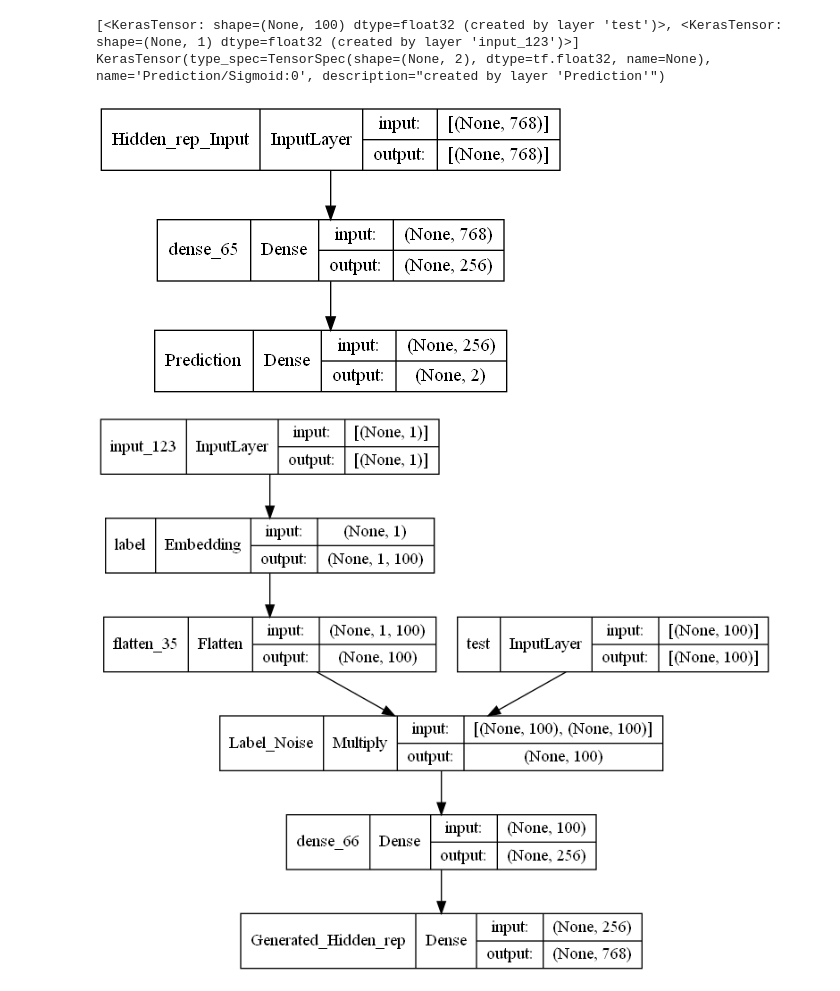
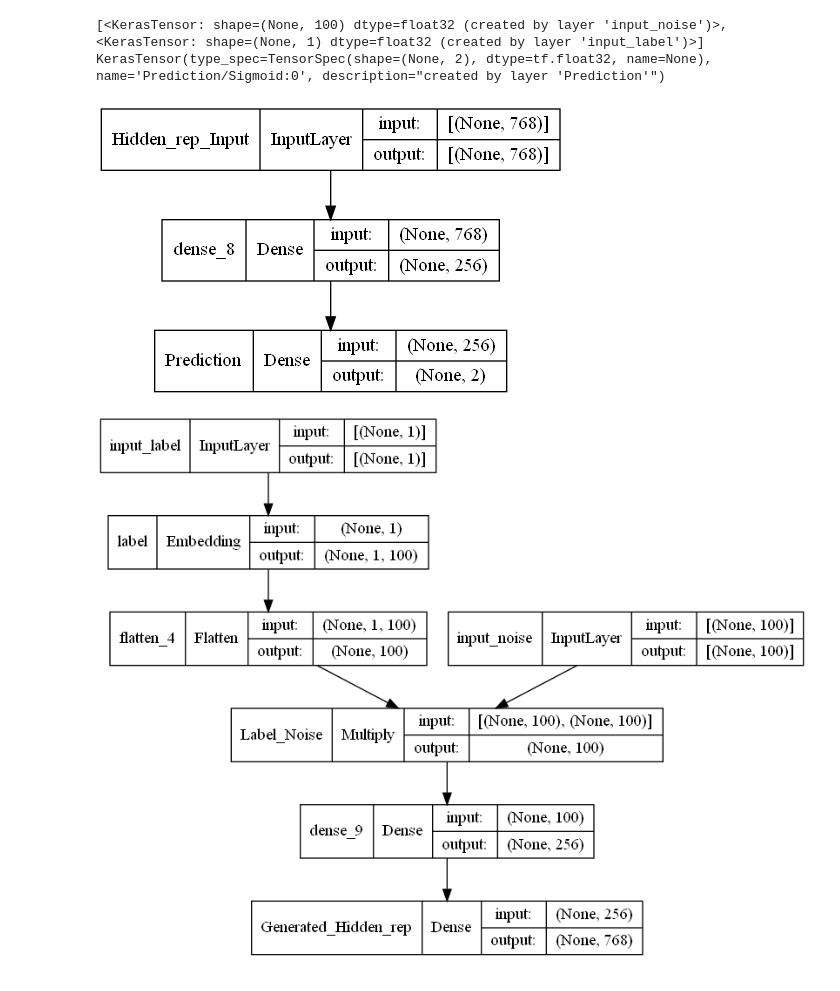
Before and after one commit to DylanBaptiste/TER-M2, a Jupyter notebook: build_model.ipynb, the cells around one changed output. Drawn from its saved outputs; the diff is of its cells as text; code cells hidden in the pictures.

```diff
--- a/build_model.ipynb
+++ b/build_model.ipynb
@@ -61,8 +61,8 @@ def generator_loss(y_true, y_pred):
     return ( 0 * loss_l ) + ( 1 * loss_r )
 # %%
 def generator(latent_dim):
-    noise = Input(shape=(latent_dim,), name="test", dtype=tf.float32)
-    label = Input(shape=(1,), dtype=tf.float32)
+    noise = Input(shape=(latent_dim,), name="input_noise", dtype=tf.float32)
+    label = Input(shape=(1,), name="input_label", dtype=tf.float32)
 
     label_embedding = Flatten()(Embedding(2, latent_dim, name="label")(label))
     model_input = Multiply(name="Label_Noise")([noise, label_embedding])
@@ -75,39 +75,39 @@ def generator(latent_dim):
 def discriminator():
     hidden_rep = Input(shape=(768,), dtype=tf.float32, name="Hidden_rep_Input")
 
-    x = Dense(256, input_dim=latent_dim)(hidden_rep)
+    x = Dense(256)(hidden_rep)
     out = Dense(2, name="Prediction", activation="sigmoid")(x)
 
     return Model(hidden_rep, out, name="Discriminator")
 
 D = discriminator()
 D.compile(loss=discriminator_loss, metrics=[label_loss, reality_loss, label_acc, reality_acc], optimizer=tf.keras.optimizers.RMSprop(learning_rate=0.0001))
 D.trainable = False
 # display(D.summary())
 
 latent_dim = 100
 G = generator(latent_dim)
 # display(G.summary())
 
-noise = Input(shape=(latent_dim,))
-label = Input(shape=(1,))
+noise = Input(shape=(latent_dim,), name="input_noise")
+label = Input(shape=(1,), name="input_label")
 hidden_rep = G([noise, label])
 validity = D(hidden_rep)
 
 print(G.input)
 print(D.output)
 
 # connect them
 GAN = Model([noise, label], validity, name="GAN")
 # GAN = Model(Ginput, validity, name="GAN")
 GAN.compile(loss=generator_loss, metrics=[label_loss, reality_loss], optimizer=tf.keras.optimizers.RMSprop(learning_rate=0.0001))
 
 
 display(tf.keras.utils.plot_model(D, to_file="D.png", show_shapes=True, expand_nested=True, ))
 display(tf.keras.utils.plot_model(G, to_file="G.png", show_shapes=True, expand_nested=True, ))
 display(tf.keras.utils.plot_model(GAN, to_file="gan.png", show_shapes=True, expand_nested=True, ))
 # %% [output]
-[<KerasTensor: shape=(None, 100) dtype=float32 (created by layer 'test')>, <KerasTensor: shape=(None, 1) dtype=float32 (created by layer 'input_123')>]
+[<KerasTensor: shape=(None, 100) dtype=float32 (created by layer 'input_noise')>, <KerasTensor: shape=(None, 1) dtype=float32 (created by layer 'input_label')>]
 KerasTensor(type_spec=TensorSpec(shape=(None, 2), dtype=tf.float32, name=None), name='Prediction/Sigmoid:0', description="created by layer 'Prediction'")
-[figure, old version]
+[figure, new version]
-[figure, old version]
+[figure, new version]
```
Also changed, not shown: parts of 4 cells of this notebook, 6 other files.
